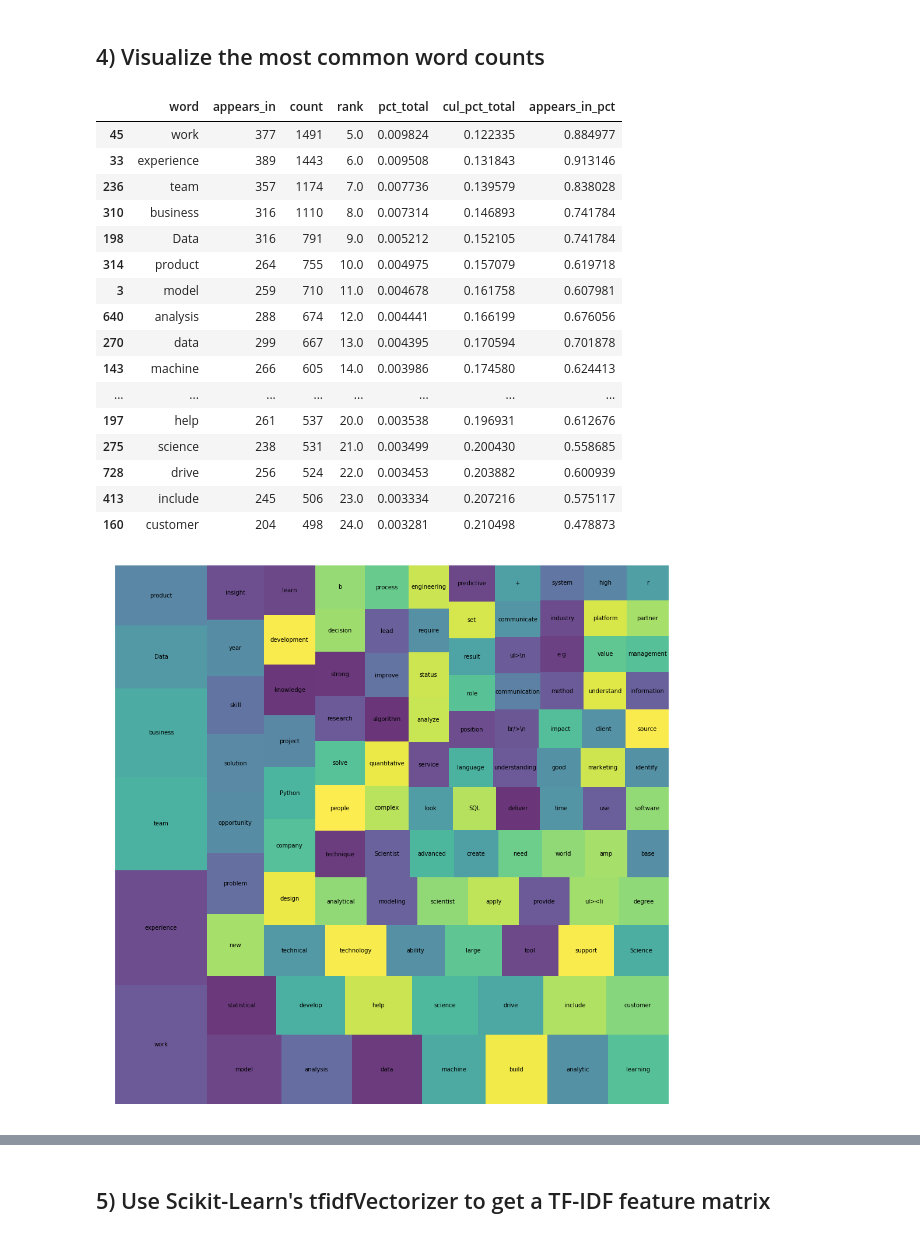
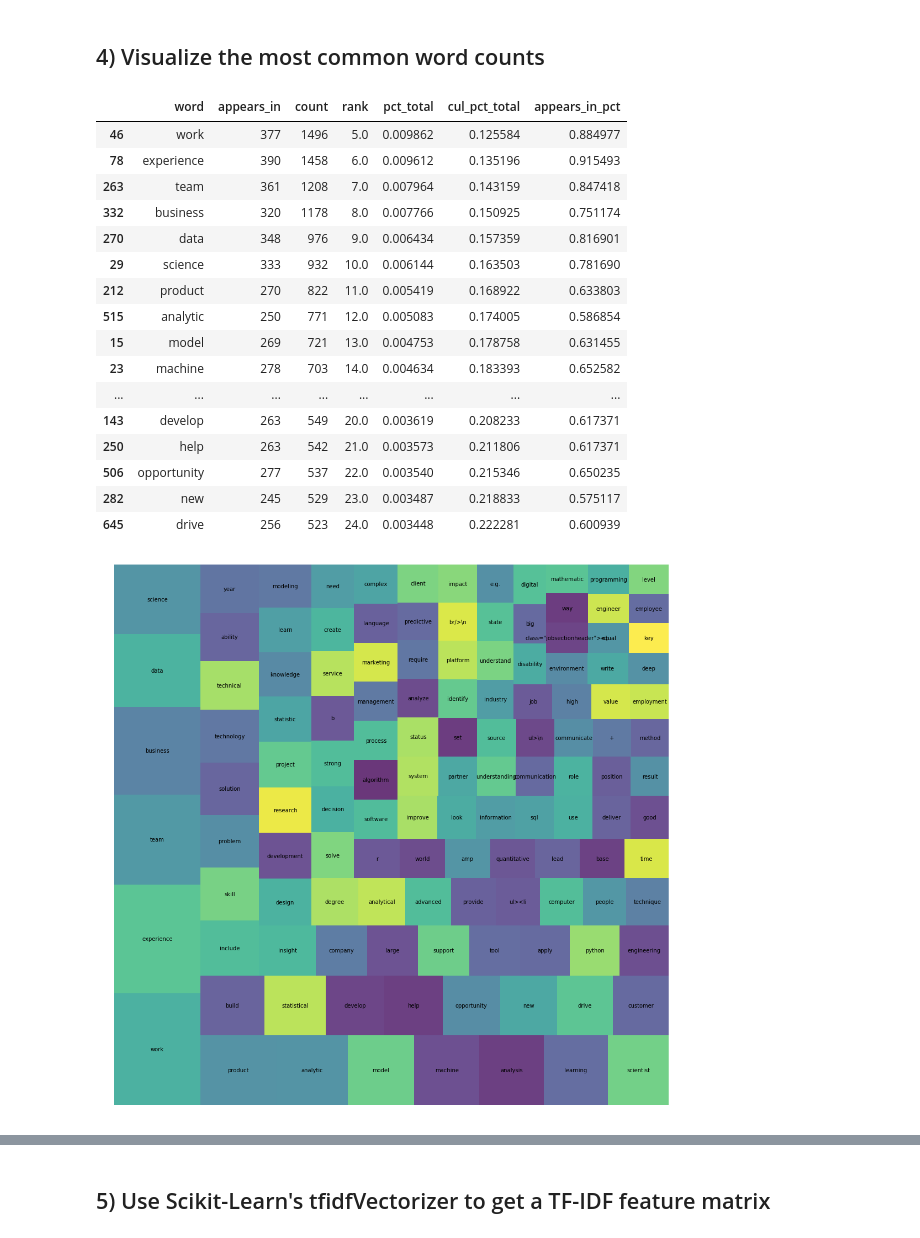
Before and after one commit to JoshFowlkes/DS-Unit-4-Sprint-1-NLP, a Jupyter notebook: module2-vector-representations/LS_DS_412_Vector_Representations_Assignment.ipynb, the cells around one changed output, grey strips where cells are left out. Drawn from its saved outputs; the diff is of its cells as text; code cells hidden in the pictures.

```diff
--- a/module2-vector-representations/LS_DS_412_Vector_Representations_Assignment.ipynb
+++ b/module2-vector-representations/LS_DS_412_Vector_Representations_Assignment.ipynb
@@ -111,6 +112,7 @@ jobs_df = pd.read_csv('datascience_jobs.csv')
 # %%
 # bringing in the listing
 df = pd.read_csv('job_listings.csv')
+df['description'] = df['description'].str.lower()
 df.head()
 # %% [output]
 |  | Unnamed: 0 | description | title |
@@ -122,3 +124,18 @@ df.head()
+# %%
+def tokenize(text):
+    """Parses a string into a list of semantic units (words)
+
+    Args:
+        text (str): The string that the function will tokenize.
+
+    Returns:
+        list: tokens parsed out by the mechanics of your choice
+    """
+
+    tokens = re.sub(r'[^a-zA-Z ^0-9]', '', text)
+    tokens = tokens.lower().split()
+
+    return tokens
 # %%
 # seeing an example of a description
-df['description'][0]
+df['tokens'] = df['description'].apply(tokenize)
@@ -220,34 +251,36 @@ wc.head(30)
 import squarify
 import matplotlib.pyplot as plt
 
-wc_most_common = wc[wc['count'] > 200]
+wc_most_common = wc[wc['count'] > 180]
 wc_most_common.head(20)
 # %% [output]
 |  | word | appears_in | count | rank | pct_total | cul_pct_total | appears_in_pct |
-| 45 | work | 377 | 1491 | 5.0 | 0.009824 | 0.122335 | 0.884977 |
-| 33 | experience | 389 | 1443 | 6.0 | 0.009508 | 0.131843 | 0.913146 |
-| 236 | team | 357 | 1174 | 7.0 | 0.007736 | 0.139579 | 0.838028 |
-| 310 | business | 316 | 1110 | 8.0 | 0.007314 | 0.146893 | 0.741784 |
-| 198 | Data | 316 | 791 | 9.0 | 0.005212 | 0.152105 | 0.741784 |
-| 314 | product | 264 | 755 | 10.0 | 0.004975 | 0.157079 | 0.619718 |
-| 3 | model | 259 | 710 | 11.0 | 0.004678 | 0.161758 | 0.607981 |
-| 640 | analysis | 288 | 674 | 12.0 | 0.004441 | 0.166199 | 0.676056 |
-| 270 | data | 299 | 667 | 13.0 | 0.004395 | 0.170594 | 0.701878 |
-| 143 | machine | 266 | 605 | 14.0 | 0.003986 | 0.174580 | 0.624413 |
+| 46 | work | 377 | 1496 | 5.0 | 0.009862 | 0.125584 | 0.884977 |
+| 78 | experience | 390 | 1458 | 6.0 | 0.009612 | 0.135196 | 0.915493 |
+| 263 | team | 361 | 1208 | 7.0 | 0.007964 | 0.143159 | 0.847418 |
+| 332 | business | 320 | 1178 | 8.0 | 0.007766 | 0.150925 | 0.751174 |
+| 270 | data | 348 | 976 | 9.0 | 0.006434 | 0.157359 | 0.816901 |
+| 29 | science | 333 | 932 | 10.0 | 0.006144 | 0.163503 | 0.781690 |
+| 212 | product | 270 | 822 | 11.0 | 0.005419 | 0.168922 | 0.633803 |
+| 515 | analytic | 250 | 771 | 12.0 | 0.005083 | 0.174005 | 0.586854 |
+| 15 | model | 269 | 721 | 13.0 | 0.004753 | 0.178758 | 0.631455 |
+| 23 | machine | 278 | 703 | 14.0 | 0.004634 | 0.183393 | 0.652582 |
 | ... | ... | ... | ... | ... | ... | ... | ... |
-| 197 | help | 261 | 537 | 20.0 | 0.003538 | 0.196931 | 0.612676 |
-| 275 | science | 238 | 531 | 21.0 | 0.003499 | 0.200430 | 0.558685 |
-| 728 | drive | 256 | 524 | 22.0 | 0.003453 | 0.203882 | 0.600939 |
-| 413 | include | 245 | 506 | 23.0 | 0.003334 | 0.207216 | 0.575117 |
-| 160 | customer | 204 | 498 | 24.0 | 0.003281 | 0.210498 | 0.478873 |
+| 143 | develop | 263 | 549 | 20.0 | 0.003619 | 0.208233 | 0.617371 |
+| 250 | help | 263 | 542 | 21.0 | 0.003573 | 0.211806 | 0.617371 |
+| 506 | opportunity | 277 | 537 | 22.0 | 0.003540 | 0.215346 | 0.650235 |
+| 282 | new | 245 | 529 | 23.0 | 0.003487 | 0.218833 | 0.575117 |
+| 645 | drive | 256 | 523 | 24.0 | 0.003448 | 0.222281 | 0.600939 |
 # %%
 from matplotlib.pyplot import figure
+wc_most_common = wc[wc['count'] > 180]
+
 squarify.plot(sizes=wc_most_common['pct_total'], label=wc_most_common['word'], alpha=.8)
 plt.axis('off')
 fig_size = plt.rcParams["figure.figsize"]
-fig_size[0] = 17
-fig_size[1] = 17
+fig_size[0] = 18
+fig_size[1] = 18
 plt.rcParams["figure.figsize"] = fig_size
 plt.show()
 # %% [output]
-[figure, old version]
+[figure, new version]
```
Also changed, not shown: parts of 10 cells of this notebook, 1 other file.
